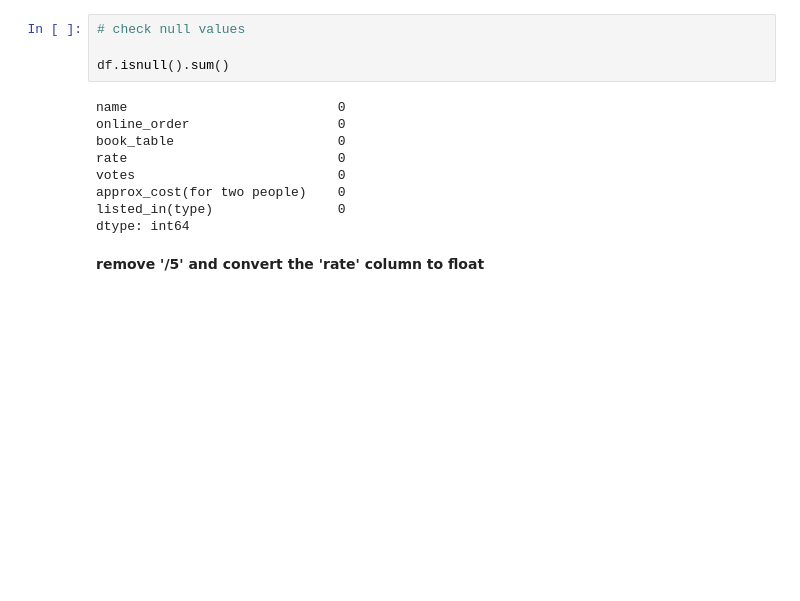
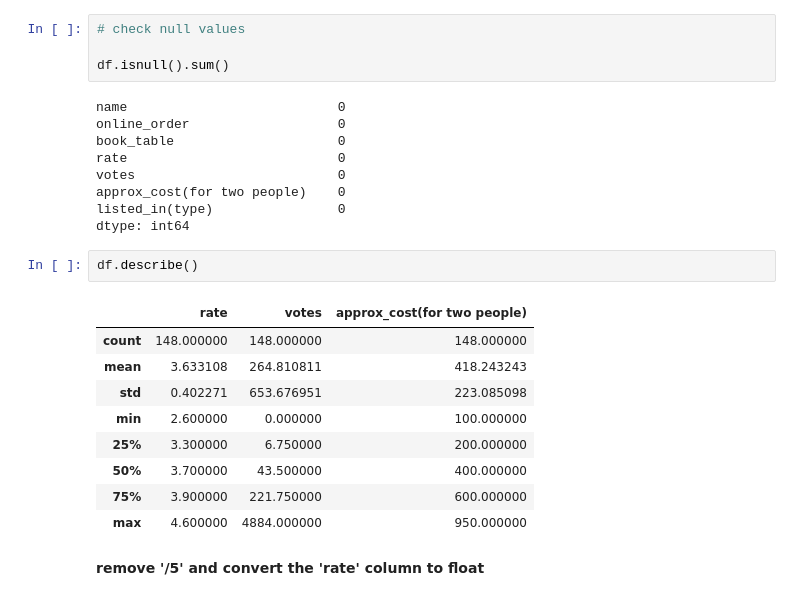
Before and after one commit to Prateek07-Kumar/End-to-End-Zomato-Data-Analysis, a Jupyter notebook: zomato.ipynb, the cells around one changed output. Drawn from its saved outputs; the diff is of its cells as text; blank space fills up the shorter version.

```diff
--- a/zomato.ipynb
+++ b/zomato.ipynb
@@ -42,6 +42,18 @@ votes                          0
 approx_cost(for two people)    0
 listed_in(type)                0
 dtype: int64
+# %%
+df.describe()
+# %% [output]
+|  | rate | votes | approx_cost(for two people) |
+| count | 148.000000 | 148.000000 | 148.000000 |
+| mean | 3.633108 | 264.810811 | 418.243243 |
+| std | 0.402271 | 653.676951 | 223.085098 |
+| min | 2.600000 | 0.000000 | 100.000000 |
+| 25% | 3.300000 | 6.750000 | 200.000000 |
+| 50% | 3.700000 | 43.500000 | 400.000000 |
+| 75% | 3.900000 | 221.750000 | 600.000000 |
+| max | 4.600000 | 4884.000000 | 950.000000 |
 # %% [markdown]
 **remove '/5' and convert the 'rate' column to float**
 # %%
```
Also changed, not shown: parts of 4 cells of this notebook.
